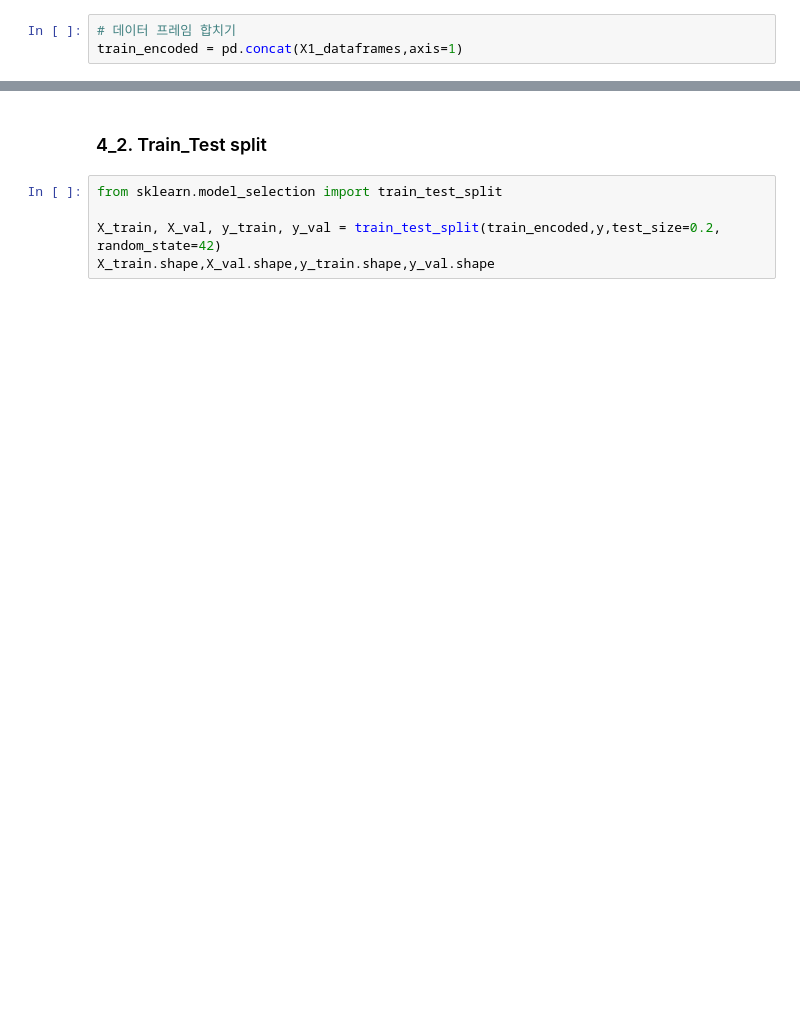
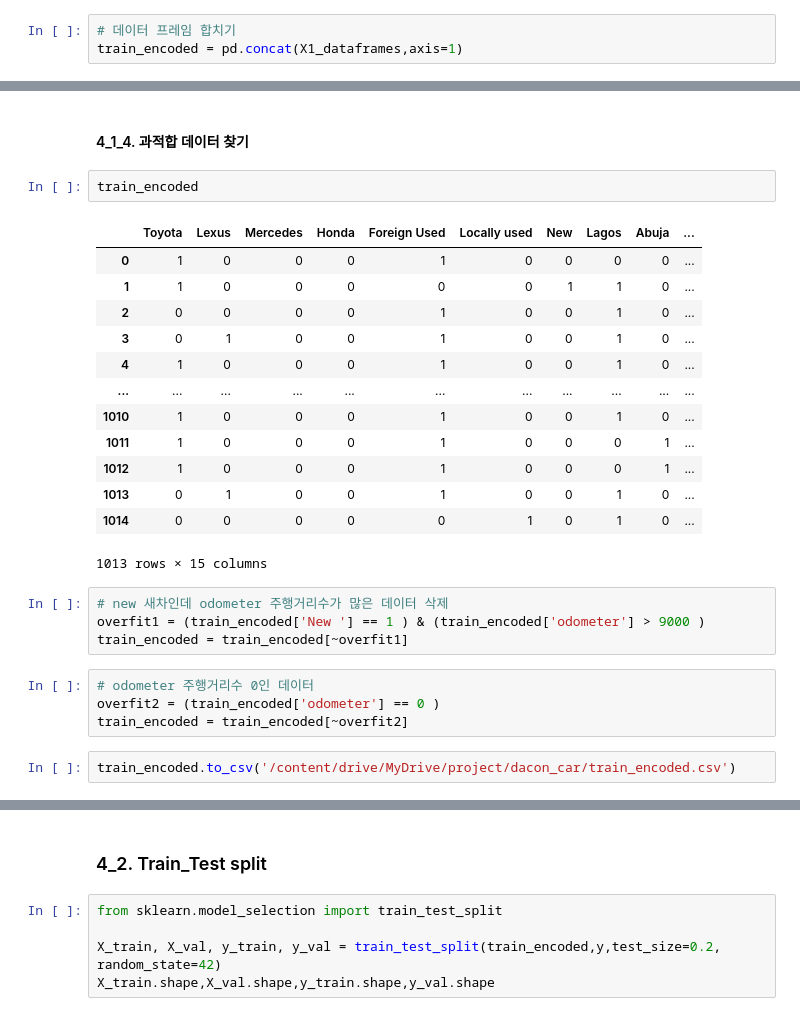
Before and after one commit to y001003/dacon, a Jupyter notebook: used_car/데이콘_중고차_가격예측.ipynb, the cells around one changed output, grey strips where cells are left out. Drawn from its saved outputs; the diff is of its cells as text; blank space fills up the shorter version.

```diff
--- a/used_car/데이콘_중고차_가격예측.ipynb
+++ b/used_car/데이콘_중고차_가격예측.ipynb
@@ -260,0 +261,28 @@ sns.heatmap(data=train_encoded.corr(),square=True,cmap="Blues",annot=True)
+# %% [markdown]
+#### 4_1_4. 과적합 데이터 찾기
+# %%
+train_encoded
+# %% [output]
+|  | Toyota | Lexus | Mercedes | Honda | Foreign Used | Locally used | New | Lagos | Abuja | ... |
+| 0 | 1 | 0 | 0 | 0 | 1 | 0 | 0 | 0 | 0 | ... |
+| 1 | 1 | 0 | 0 | 0 | 0 | 0 | 1 | 1 | 0 | ... |
+| 2 | 0 | 0 | 0 | 0 | 1 | 0 | 0 | 1 | 0 | ... |
+| 3 | 0 | 1 | 0 | 0 | 1 | 0 | 0 | 1 | 0 | ... |
+| 4 | 1 | 0 | 0 | 0 | 1 | 0 | 0 | 1 | 0 | ... |
+| ... | ... | ... | ... | ... | ... | ... | ... | ... | ... | ... |
+| 1010 | 1 | 0 | 0 | 0 | 1 | 0 | 0 | 1 | 0 | ... |
+| 1011 | 1 | 0 | 0 | 0 | 1 | 0 | 0 | 0 | 1 | ... |
+| 1012 | 1 | 0 | 0 | 0 | 1 | 0 | 0 | 0 | 1 | ... |
+| 1013 | 0 | 1 | 0 | 0 | 1 | 0 | 0 | 1 | 0 | ... |
+| 1014 | 0 | 0 | 0 | 0 | 0 | 1 | 0 | 1 | 0 | ... |
+1013 rows × 15 columns
+# %%
+# new 새차인데 odometer 주행거리수가 많은 데이터 삭제
+overfit1 = (train_encoded['New '] == 1 ) & (train_encoded['odometer'] > 9000 )
+train_encoded = train_encoded[~overfit1]
+# %%
+# odometer 주행거리수 0인 데이터
+overfit2 = (train_encoded['odometer'] == 0 )
+train_encoded = train_encoded[~overfit2]
+# %%
+train_encoded.to_csv('/content/drive/MyDrive/project/dacon_car/train_encoded.csv')
```
Also changed, not shown: parts of 10 cells of this notebook.
